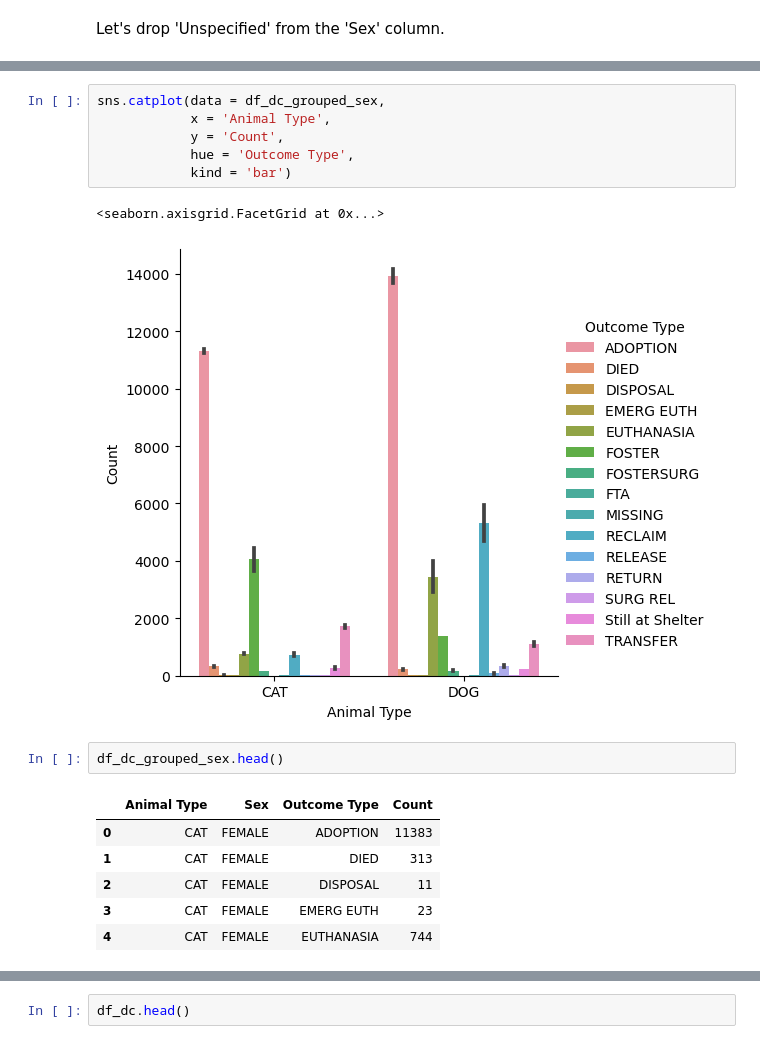
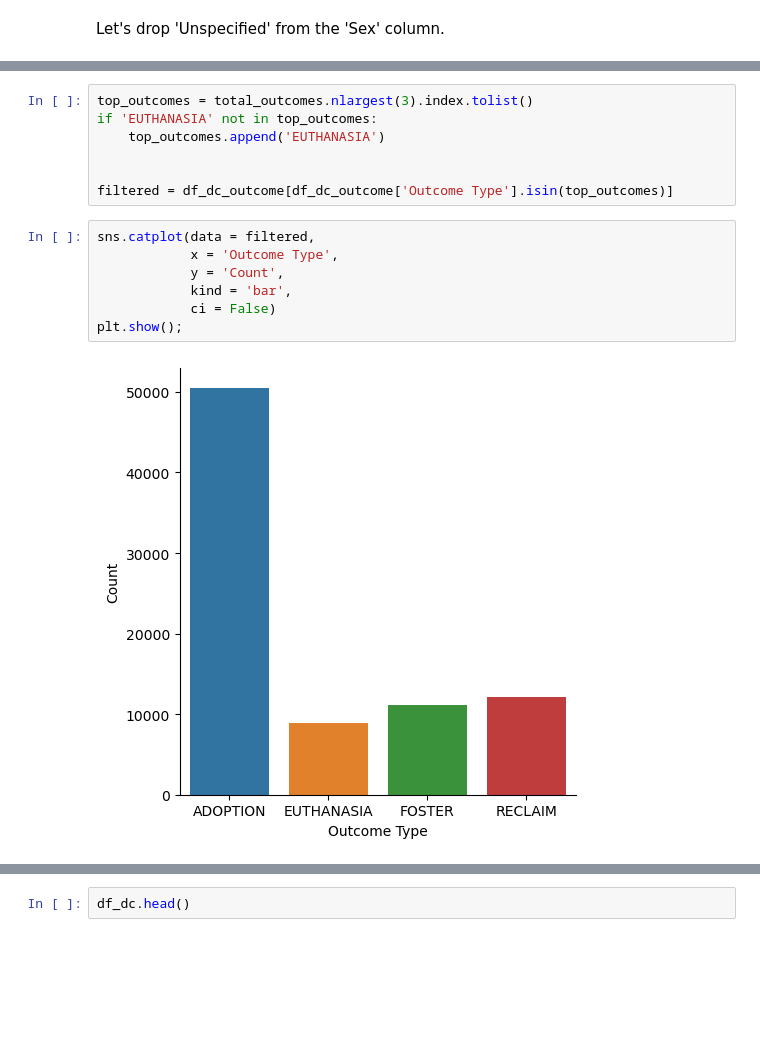
Before and after one commit to nazilagundogdu/springboard, a Jupyter notebook: StoryTelling/Analysis.ipynb, the cells around one changed output, grey strips where cells are left out. Drawn from its saved outputs; the diff is of its cells as text; blank space fills up the shorter version.

```diff
--- a/StoryTelling/Analysis.ipynb
+++ b/StoryTelling/Analysis.ipynb
@@ -220,18 +314,16 @@ df_dc_grouped_sex = df_dc_grouped[df_dc_grouped['Sex'] != 'UNSPECIFIED']
+# %%
+top_outcomes = total_outcomes.nlargest(3).index.tolist()
+if 'EUTHANASIA' not in top_outcomes:
+    top_outcomes.append('EUTHANASIA')
+
+
+filtered = df_dc_outcome[df_dc_outcome['Outcome Type'].isin(top_outcomes)]
 # %%
-sns.catplot(data = df_dc_grouped_sex,
-            x = 'Animal Type',
+sns.catplot(data = filtered,
+            x = 'Outcome Type',
             y = 'Count',
-            hue = 'Outcome Type',
-            kind = 'bar')
+            kind = 'bar',
+            ci = False)
+plt.show();
 # %% [output]
-<seaborn.axisgrid.FacetGrid at 0x...>
-[figure, old version]
+[figure, new version]
-# %%
-df_dc_grouped_sex.head()
-# %% [output]
-|  | Animal Type | Sex | Outcome Type | Count |
-| 0 | CAT | FEMALE | ADOPTION | 11383 |
-| 1 | CAT | FEMALE | DIED | 313 |
-| 2 | CAT | FEMALE | DISPOSAL | 11 |
-| 3 | CAT | FEMALE | EMERG EUTH | 23 |
-| 4 | CAT | FEMALE | EUTHANASIA | 744 |
```
Also changed, not shown: parts of 83 cells of this notebook, 3 other files.
